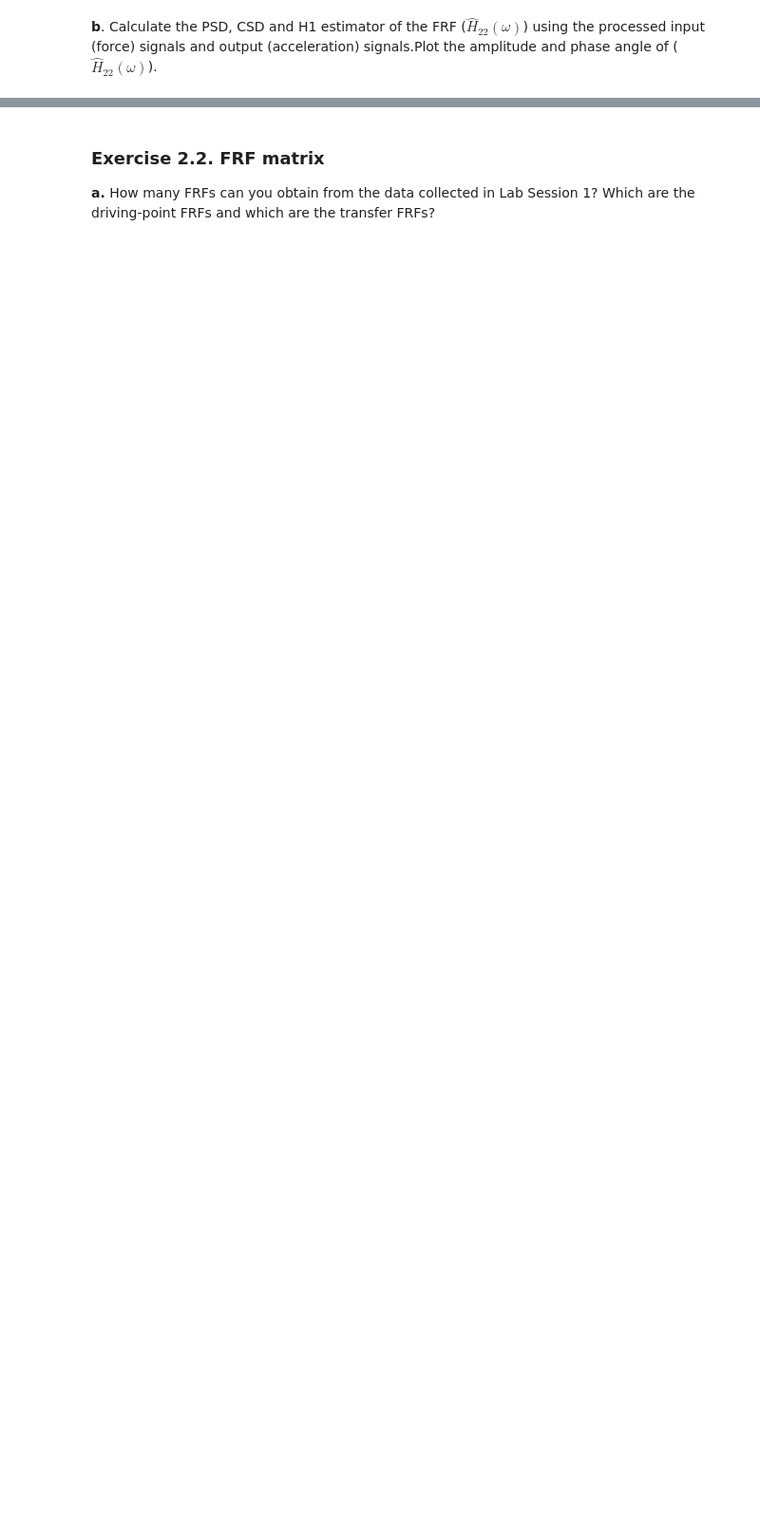
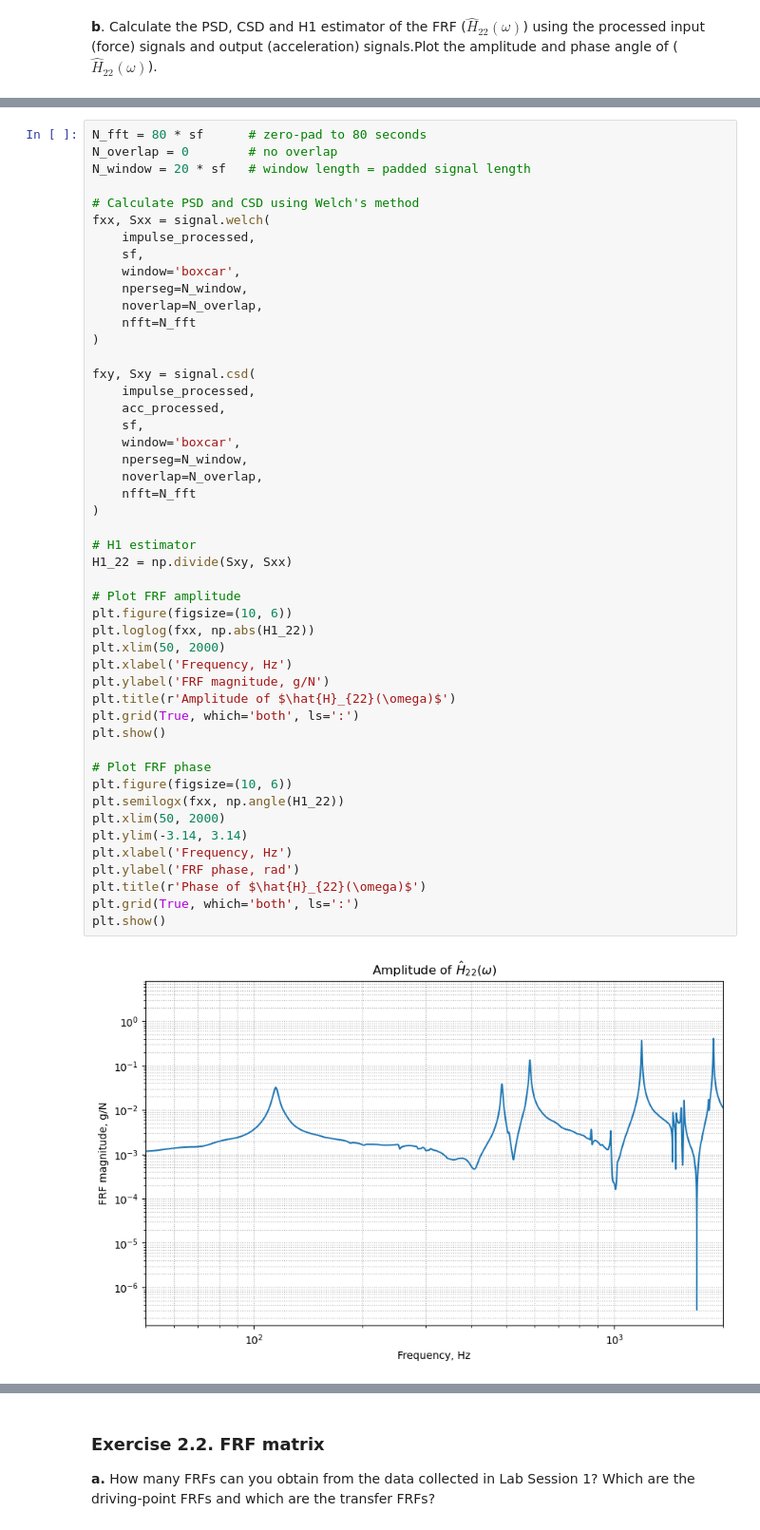
Before and after one commit to josems06-crypto/CIEM5110-U3-lab_assignment_2026, a Jupyter notebook: CIEM5110_U3_lab_assignment_template_for_report_2026.ipynb, the cells around one changed output, grey strips where cells are left out. Shown at 95% size. Saved outputs shown, nothing was run; the diff lists cells and outputs as text; blank space fills up the shorter version.

```diff
--- a/CIEM5110_U3_lab_assignment_template_for_report_2026.ipynb
+++ b/CIEM5110_U3_lab_assignment_template_for_report_2026.ipynb
@@ -433,0 +461,50 @@ plt.show()
+# %%
+N_fft = 80 * sf      # zero-pad to 80 seconds
+N_overlap = 0        # no overlap
+N_window = 20 * sf   # window length = padded signal length
+
+# Calculate PSD and CSD using Welch's method
+fxx, Sxx = signal.welch(
+    impulse_processed,
+    sf,
+    window='boxcar',
+    nperseg=N_window,
+    noverlap=N_overlap,
+    nfft=N_fft
+)
+
+fxy, Sxy = signal.csd(
+    impulse_processed,
+    acc_processed,
+    sf,
+    window='boxcar',
+    nperseg=N_window,
+    noverlap=N_overlap,
+    nfft=N_fft
+)
+
+# H1 estimator
+H1_22 = np.divide(Sxy, Sxx)
+
+# Plot FRF amplitude
+plt.figure(figsize=(10, 6))
+plt.loglog(fxx, np.abs(H1_22))
+plt.xlim(50, 2000)
+plt.xlabel('Frequency, Hz')
+plt.ylabel('FRF magnitude, g/N')
+plt.title(r'Amplitude of $\hat{H}_{22}(\omega)$')
+plt.grid(True, which='both', ls=':')
+plt.show()
+
+# Plot FRF phase
+plt.figure(figsize=(10, 6))
+plt.semilogx(fxx, np.angle(H1_22))
+plt.xlim(50, 2000)
+plt.ylim(-3.14, 3.14)
+plt.xlabel('Frequency, Hz')
+plt.ylabel('FRF phase, rad')
+plt.title(r'Phase of $\hat{H}_{22}(\omega)$')
+plt.grid(True, which='both', ls=':')
+plt.show()
+# %% [output]
+[figure, added]
```
Also changed, not shown: parts of 23 cells of this notebook, 1 other file.
